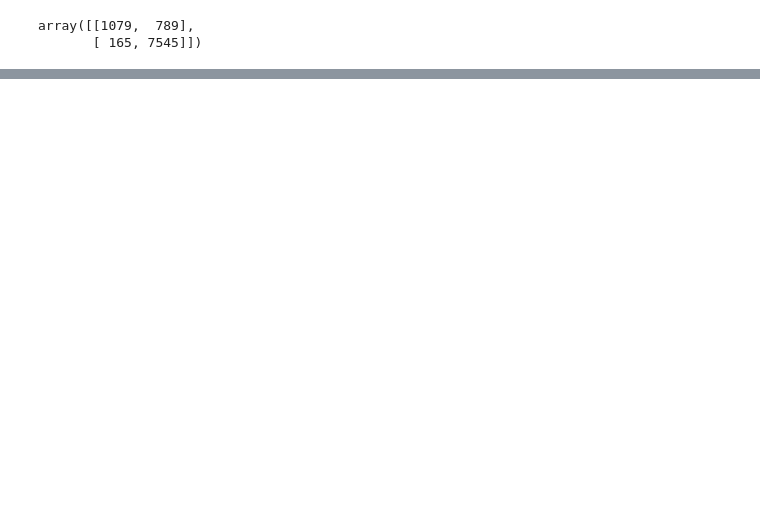
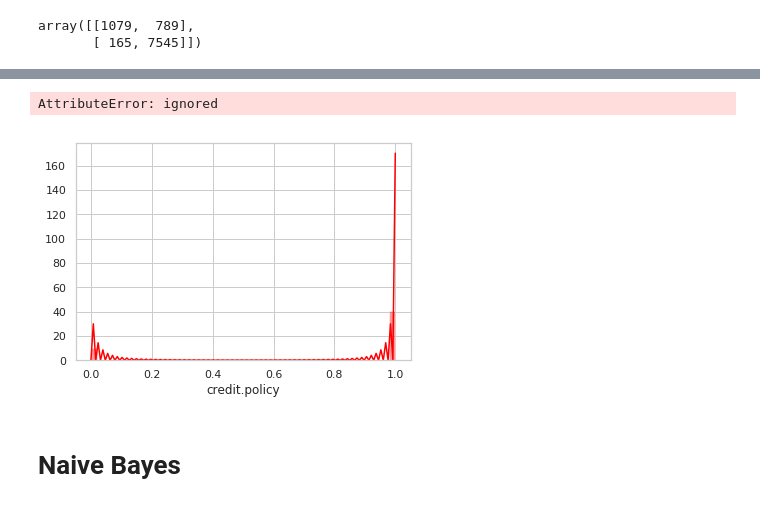
Before and after one commit to sujanakal/DELL-NLP-Training, a Jupyter notebook: Python_ex_1.ipynb, the cells around one changed output, grey strips where cells are left out. Cells and saved outputs as stored; diff of their text form; code cells hidden in the pictures; blank space fills up the shorter version.

```diff
--- a/Python_ex_1.ipynb
+++ b/Python_ex_1.ipynb
@@ -986,0 +1030,8 @@ array([[1079,  789],
+# %%
+# Histograms for 2 features
+
+sns.distplot( loans['credit.policy'] , color="red")
+sns.plt.show()
+# %% [output]
+AttributeError: ignored
+[figure, added]
@@ -986,0 +1040,2 @@ array([[1079,  789],
+# %% [markdown]
+# Naive Bayes
```
Also changed, not shown: parts of 35 cells of this notebook.
